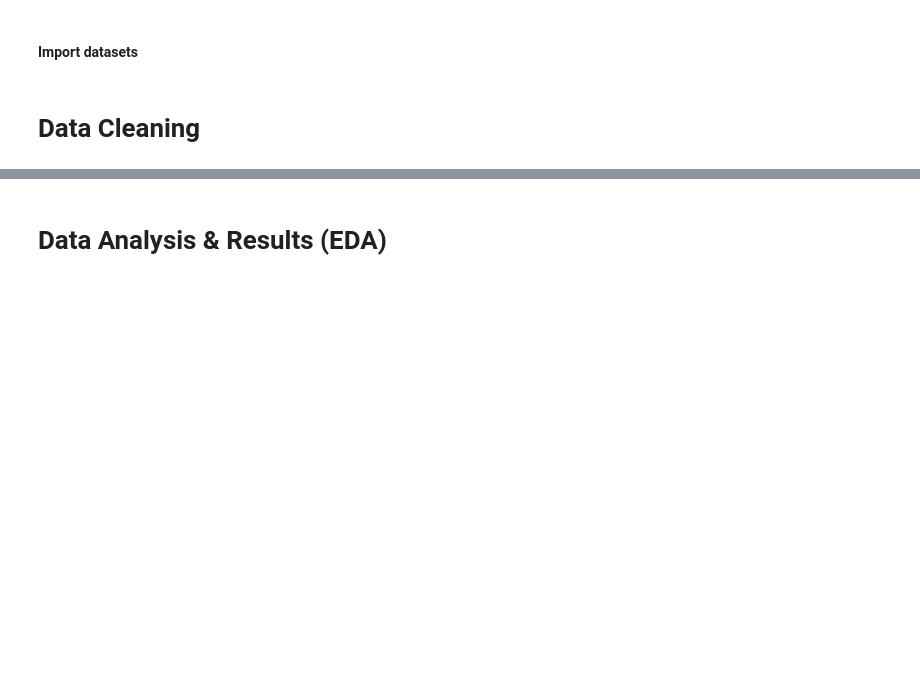
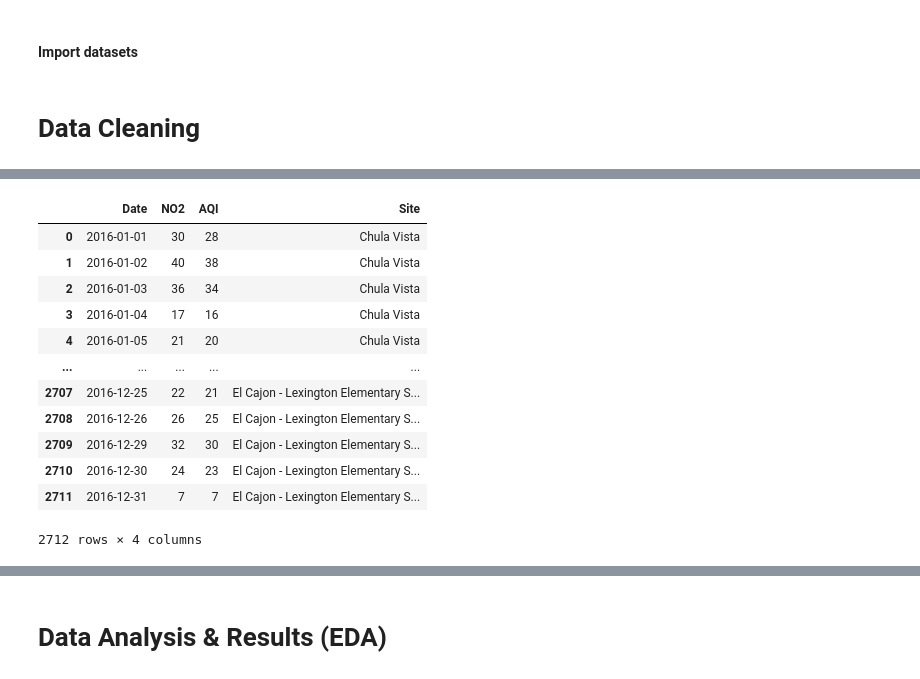
Before and after one commit to av1929/Covid19-AirQuality-SD-counties, a Jupyter notebook: EDACheckpointGroup062-Wi22.ipynb, the cells around one changed output, grey strips where cells are left out. Saved outputs shown, nothing was run; the diff lists cells and outputs as text; code cells hidden in the pictures; blank space fills up the shorter version.

```diff
--- a/EDACheckpointGroup062-Wi22.ipynb
+++ b/EDACheckpointGroup062-Wi22.ipynb
@@ -54,0 +226,29 @@ Describe your data cleaning steps here.
+# %%
+# Clean Data for 2016
+# Drop columns that contain only a single value
+epa2016_df = epa2016_df.drop(same_value_list, axis = 1)
+
+# Drop columns that are not going to be used
+epa2016_df = epa2016_df.drop(not_used_list, axis = 1)
+
+# Rename columns
+epa2016_df = epa2016_df.rename(columns=updated_labels)
+
+# Convert date to datetime object
+epa2016_df['Date'] = pd.to_datetime(epa2016_df['Date'])
+
+epa2016_df
+# %% [output]
+|  | Date | NO2 | AQI | Site |
+| 0 | 2016-01-01 | 30 | 28 | Chula Vista |
+| 1 | 2016-01-02 | 40 | 38 | Chula Vista |
+| 2 | 2016-01-03 | 36 | 34 | Chula Vista |
+| 3 | 2016-01-04 | 17 | 16 | Chula Vista |
+| 4 | 2016-01-05 | 21 | 20 | Chula Vista |
+| ... | ... | ... | ... | ... |
+| 2707 | 2016-12-25 | 22 | 21 | El Cajon - Lexington Elementary S... |
+| 2708 | 2016-12-26 | 26 | 25 | El Cajon - Lexington Elementary S... |
+| 2709 | 2016-12-29 | 32 | 30 | El Cajon - Lexington Elementary S... |
+| 2710 | 2016-12-30 | 24 | 23 | El Cajon - Lexington Elementary S... |
+| 2711 | 2016-12-31 | 7 | 7 | El Cajon - Lexington Elementary S... |
+2712 rows × 4 columns
```
Also changed, not shown: parts of 32 cells of this notebook.
